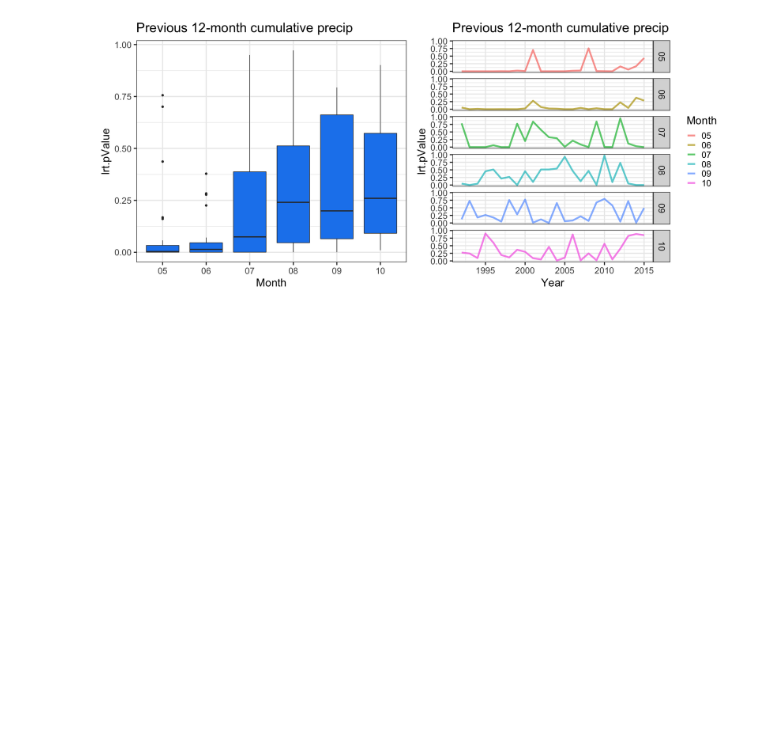
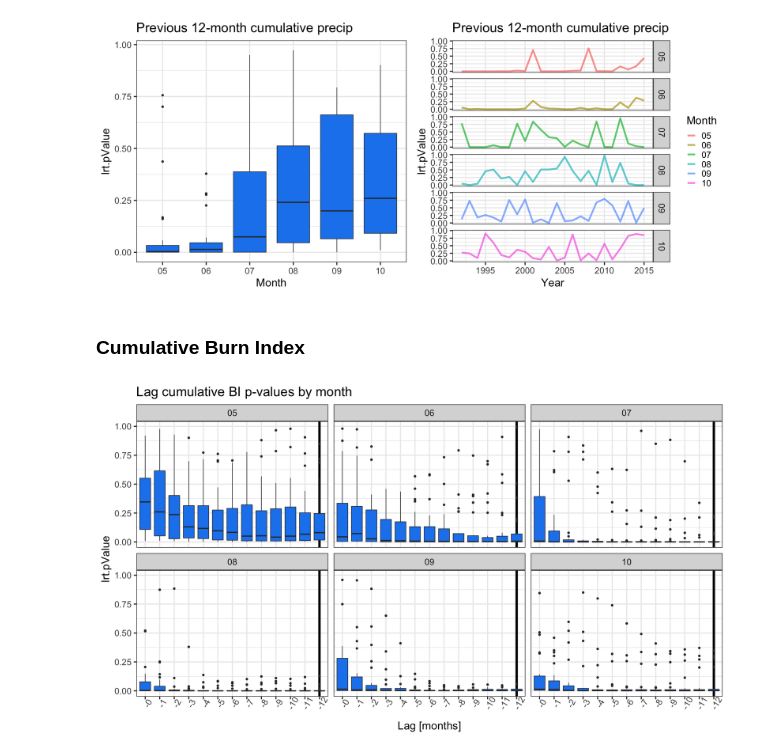
Before and after one commit to rebecca-willison/wildfires, a Jupyter notebook: exploratory_modeling/Exploratory Results Summary.ipynb, the cells around one changed output. Cells and saved outputs as stored; diff of their text form; code cells hidden in the pictures; blank space fills up the shorter version.

Commit message:
update with Burn Index results

```diff
--- a/exploratory_modeling/Exploratory Results Summary.ipynb
+++ b/exploratory_modeling/Exploratory Results Summary.ipynb
@@ -16,4 +16,5 @@ fig <- function(width, heigth){
 results <- suppressMessages(read_csv('/Users/rebeccawillison/Documents/research/wildfire/wildfires/results/IPPP_byYear_byClass.csv'))
 pr.results <- suppressMessages(read_csv('/Users/rebeccawillison/Documents/research/wildfire/wildfires/results/IPPP_byMonth_Year_PRCP.csv'))
 pr12m.results <- suppressMessages(read_csv('/Users/rebeccawillison/Documents/research/wildfire/wildfires/results/IPPP_byMonthYear_PRCP_12m.csv'))
+bi.results <- suppressMessages(read_csv('/Users/rebeccawillison/Documents/research/wildfire/wildfires/results/IPPP_byMonthYear_BI.csv'))
 fires <- suppressMessages(read_csv('/Users/rebeccawillison/Documents/research/wildfire/wildfires/data/ca_fires.csv', guess_max = 100000))
@@ -196,3 +212,17 @@ b <- ggplot(pr12m.results %>% dplyr::filter(month %in% c('05','06','07','08','09
 ggarrange(a, b)
 # %% [output]
 [figure]
+# %% [markdown]
+### Cumulative Burn Index
+# %%
+fig(16,9)
+ggplot(bi.results %>% dplyr::filter(as.numeric(month) >= 5, as.numeric(month) <= 10)) +
+  geom_vline(aes(xintercept = factor(12)), size = 2) +
+  geom_boxplot(aes(factor(lag), lrt.pValue), fill = 'dodgerblue2') +
+  facet_wrap(~month, ncol = 3, nrow = 4) +
+  theme_bw(base_size = 20) +
+  labs(x = 'Lag [months]', title = 'Lag cumulative BI p-values by month') +
+  theme(axis.text.x = element_text(angle = 60)) +
+  scale_x_discrete(labels = paste0('-', unique(pr.results$lag)))
+# %% [output]
+[figure, added]
```
Also changed, not shown: parts of 1 cell of this notebook, 1 other file.
